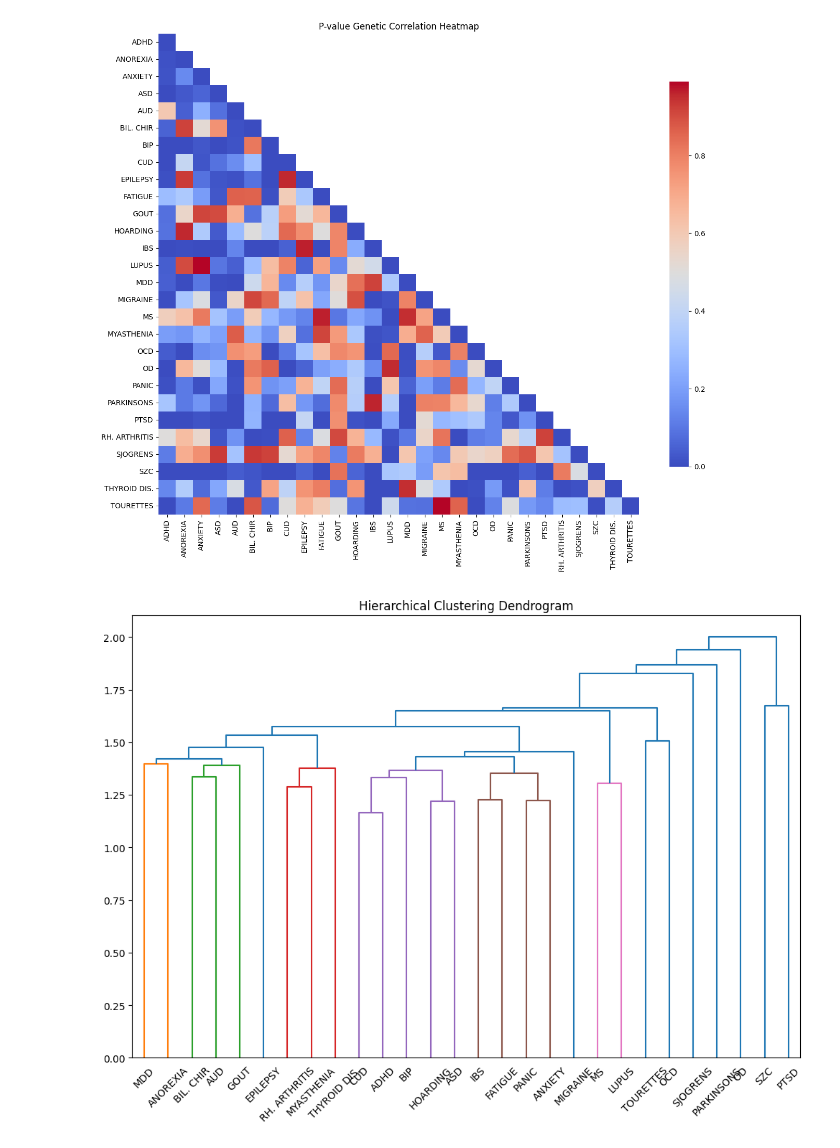
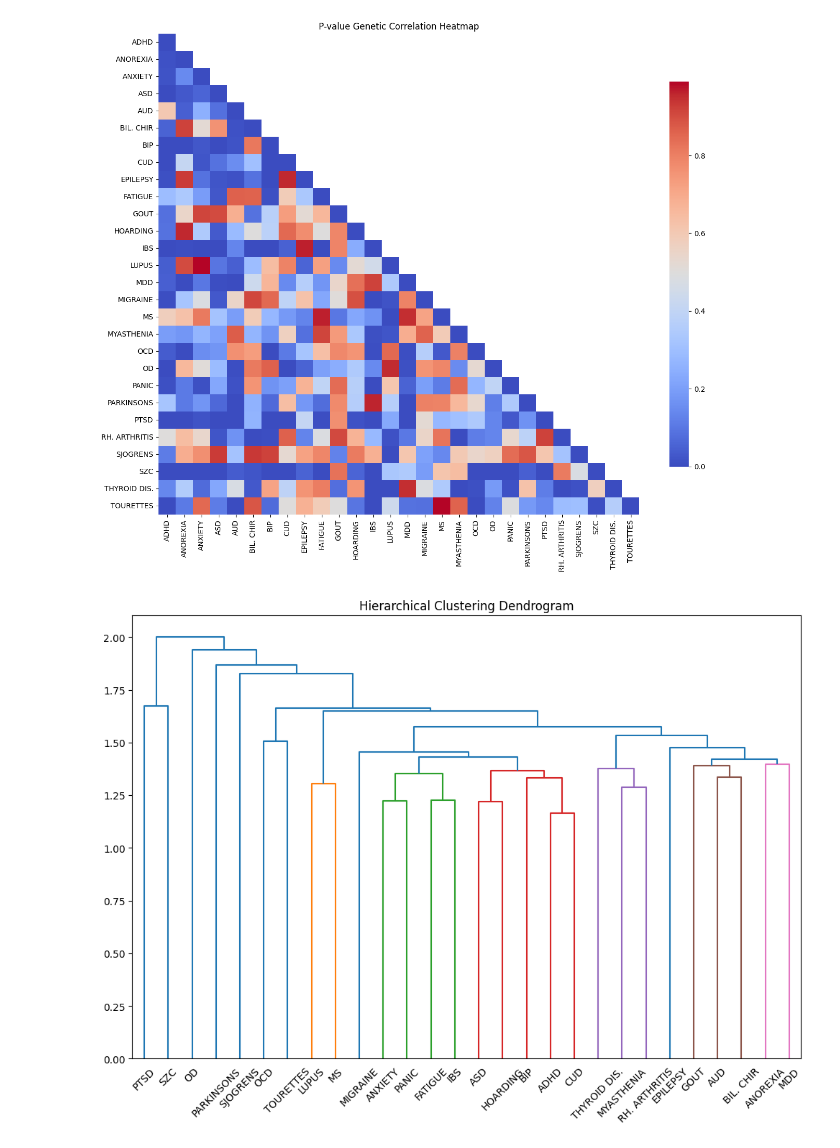
Before and after one commit to Aje026/Genetic-Overlap-in-Female-Biased-Disorders, a Jupyter notebook: correlation_ldsc_all.ipynb, the cells around one changed output. Saved outputs shown, nothing was run; the diff lists cells and outputs as text; code cells hidden in the pictures.

```diff
--- a/correlation_ldsc_all.ipynb
+++ b/correlation_ldsc_all.ipynb
@@ -5,9 +5,6 @@ import matplotlib.pyplot as plt
 import numpy as np
 import glob
 from scipy.cluster import hierarchy
-# %%
-#list of all disorders from the ldsc analysis
-disorders = ['ADHD','ANOREXIA', 'ANXIETY','ASD','AUD','BIL. CHIR','BIP','CUD','EPILEPSY','FATIGUE','GOUT','HOARDING','IBS','LUPUS','MDD','MIGRAINE','MS','MYASTHENIA','OCD','OD','PANIC','PARKINSONS','PTSD','RH. ARTHRITIS','SJOGRENS','SZC','THYROID DIS.','TOURETTES']
 # %%
 #make list of files to read in
 ex_table_files = glob.glob('*_extracted_table.txt')
@@ -78,10 +137,10 @@ plt.show()
 # %%
 linkage_matrix = hierarchy.linkage(gen_corr_df, method='average', metric='euclidean')
 
 # Plot the dendrogram
 plt.figure(figsize=(12, 8))
-dendrogram = hierarchy.dendrogram(linkage_matrix, labels=gen_corr_df.index, orientation='top', distance_sort='descending')
+dendrogram = hierarchy.dendrogram(linkage_matrix, labels=gen_corr_df.index, orientation='top')
 plt.title('Hierarchical Clustering Dendrogram')
 plt.show()
 # %% [output]
-[figure, old version]
+[figure, new version]
```
Also changed, not shown: parts of 3 cells of this notebook, 3 other files.
